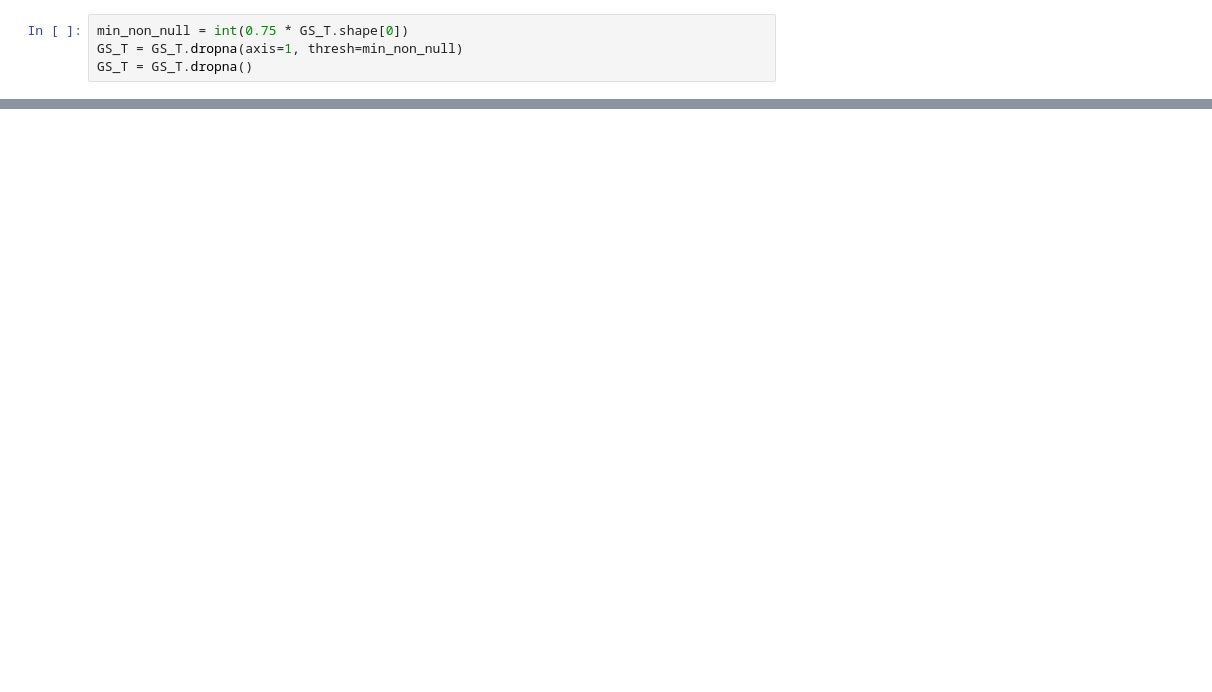
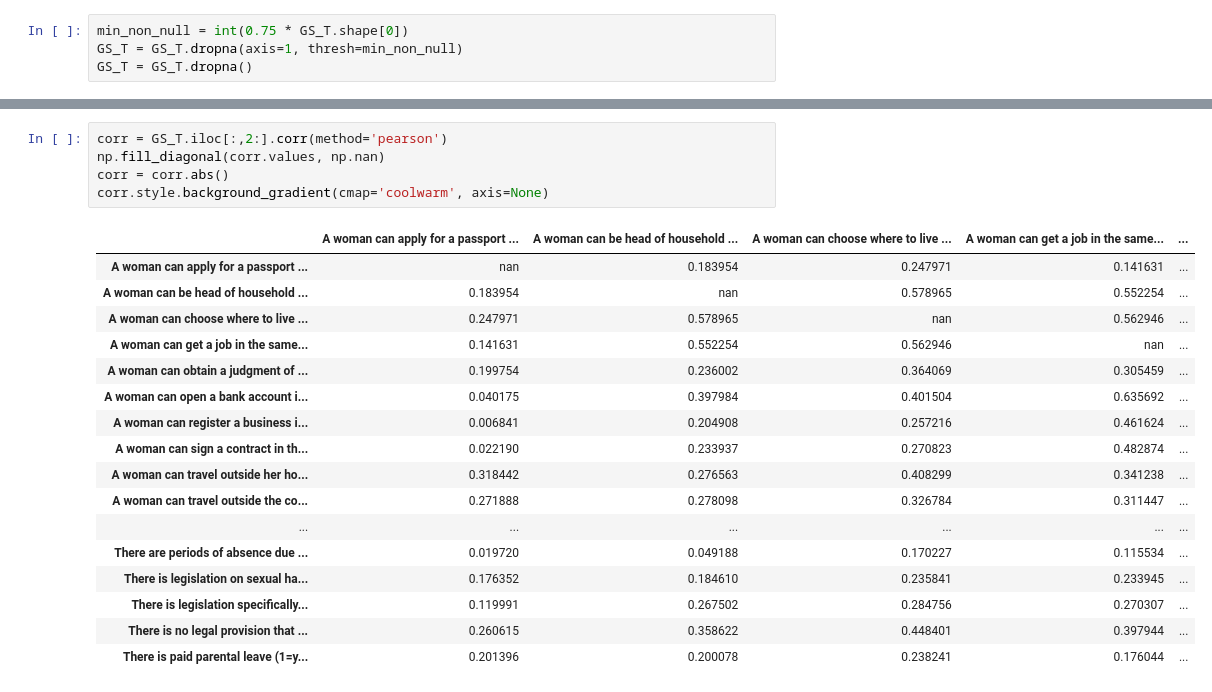
Before and after one commit to gianluca-filesi/Thesis, a Jupyter notebook: GenderStatistics.ipynb, the cells around one changed output, grey strips where cells are left out. Drawn from its saved outputs; the diff is of its cells as text; blank space fills up the shorter version.

```diff
--- a/GenderStatistics.ipynb
+++ b/GenderStatistics.ipynb
@@ -354,0 +417,23 @@ GS_T.isna().shape
+# %%
+corr = GS_T.iloc[:,2:].corr(method='pearson')
+np.fill_diagonal(corr.values, np.nan)
+corr = corr.abs()
+corr.style.background_gradient(cmap='coolwarm', axis=None)
+# %% [output]
+|  | A woman can apply for a passport ... | A woman can be head of household ... | A woman can choose where to live ... | A woman can get a job in the same... | ... |
+| A woman can apply for a passport ... | nan | 0.183954 | 0.247971 | 0.141631 | ... |
+| A woman can be head of household ... | 0.183954 | nan | 0.578965 | 0.552254 | ... |
+| A woman can choose where to live ... | 0.247971 | 0.578965 | nan | 0.562946 | ... |
+| A woman can get a job in the same... | 0.141631 | 0.552254 | 0.562946 | nan | ... |
+| A woman can obtain a judgment of ... | 0.199754 | 0.236002 | 0.364069 | 0.305459 | ... |
+| A woman can open a bank account i... | 0.040175 | 0.397984 | 0.401504 | 0.635692 | ... |
+| A woman can register a business i... | 0.006841 | 0.204908 | 0.257216 | 0.461624 | ... |
+| A woman can sign a contract in th... | 0.022190 | 0.233937 | 0.270823 | 0.482874 | ... |
+| A woman can travel outside her ho... | 0.318442 | 0.276563 | 0.408299 | 0.341238 | ... |
+| A woman can travel outside the co... | 0.271888 | 0.278098 | 0.326784 | 0.311447 | ... |
+| ... | ... | ... | ... | ... | ... |
+| There are periods of absence due ... | 0.019720 | 0.049188 | 0.170227 | 0.115534 | ... |
+| There is legislation on sexual ha... | 0.176352 | 0.184610 | 0.235841 | 0.233945 | ... |
+| There is legislation specifically... | 0.119991 | 0.267502 | 0.284756 | 0.270307 | ... |
+| There is no legal provision that ... | 0.260615 | 0.358622 | 0.448401 | 0.397944 | ... |
+| There is paid parental leave (1=y... | 0.201396 | 0.200078 | 0.238241 | 0.176044 | ... |
```
Also changed, not shown: parts of 12 cells of this notebook, 4 other files.
